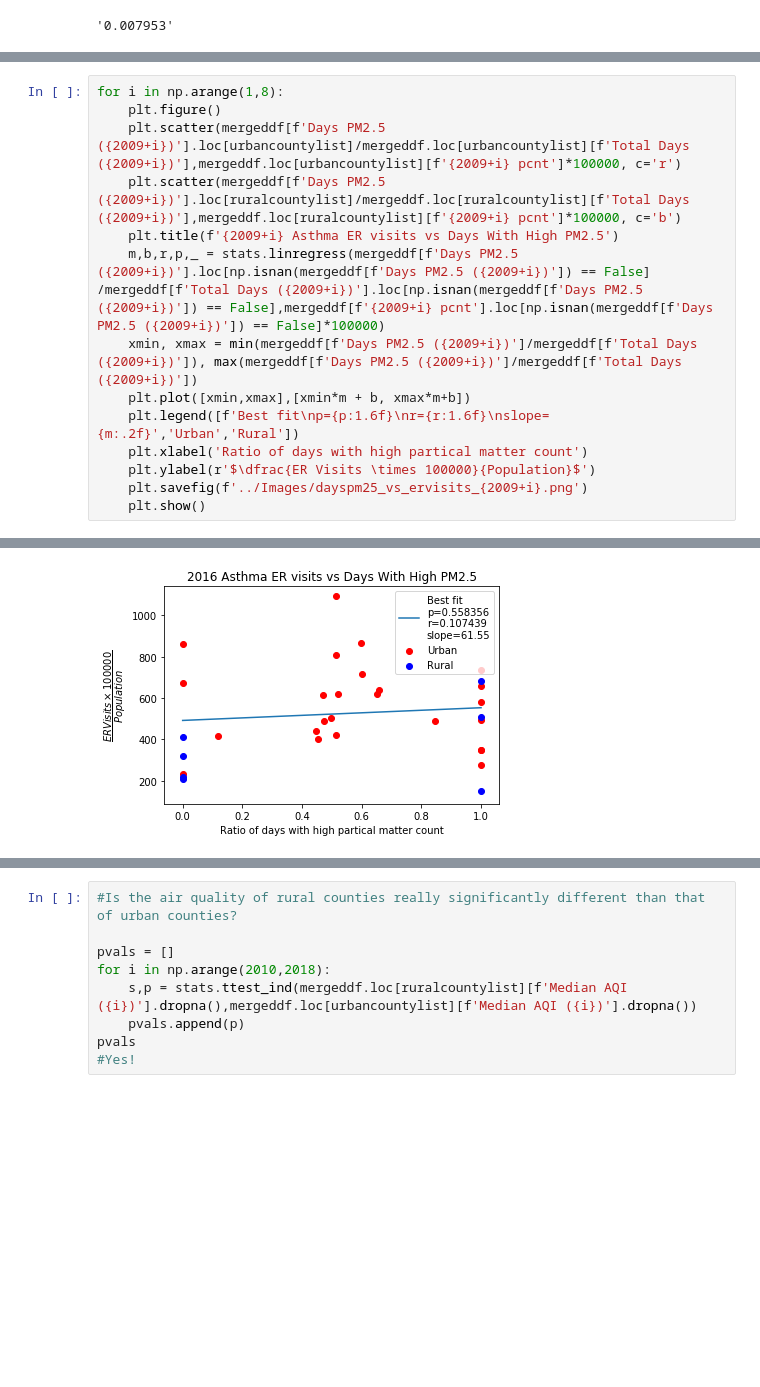
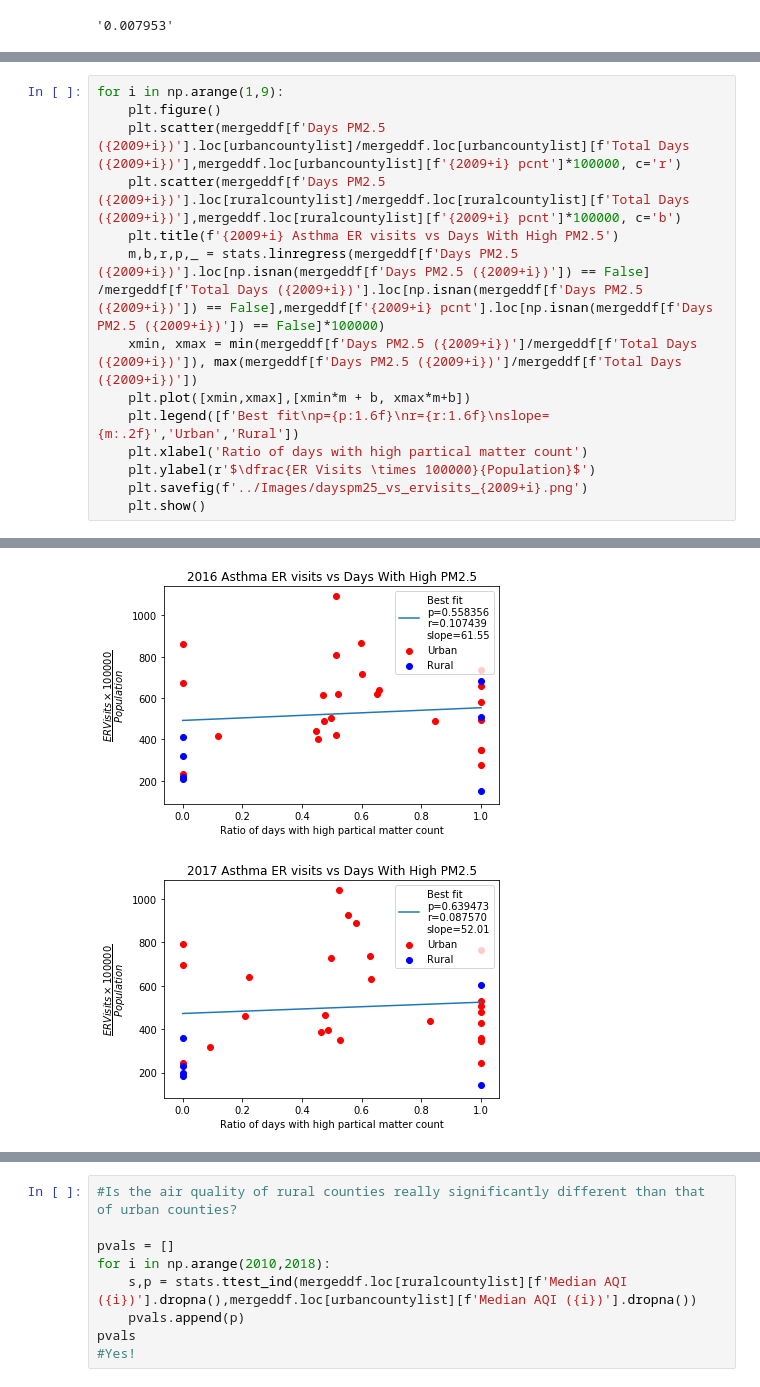
Before and after one commit to ghteds/healthproject, a Jupyter notebook: Code/jmplayingwithdata.ipynb, the cells around one changed output, grey strips where cells are left out. Drawn from its saved outputs; the diff is of its cells as text; blank space fills up the shorter version.

```diff
--- a/Code/jmplayingwithdata.ipynb
+++ b/Code/jmplayingwithdata.ipynb
@@ -258,23 +259,24 @@ for i in np.arange(1,8):
 # %%
-for i in np.arange(1,8):
+for i in np.arange(1,9):
     plt.figure()
     plt.scatter(mergeddf[f'Days PM2.5 ({2009+i})'].loc[urbancountylist]/mergeddf.loc[urbancountylist][f'Total Days ({2009+i})'],mergeddf.loc[urbancountylist][f'{2009+i} pcnt']*100000, c='r')
     plt.scatter(mergeddf[f'Days PM2.5 ({2009+i})'].loc[ruralcountylist]/mergeddf.loc[ruralcountylist][f'Total Days ({2009+i})'],mergeddf.loc[ruralcountylist][f'{2009+i} pcnt']*100000, c='b')
     plt.title(f'{2009+i} Asthma ER visits vs Days With High PM2.5')
     m,b,r,p,_ = stats.linregress(mergeddf[f'Days PM2.5 ({2009+i})'].loc[np.isnan(mergeddf[f'Days PM2.5 ({2009+i})']) == False] /mergeddf[f'Total Days ({2009+i})'].loc[np.isnan(mergeddf[f'Days PM2.5 ({2009+i})']) == False],mergeddf[f'{2009+i} pcnt'].loc[np.isnan(mergeddf[f'Days PM2.5 ({2009+i})']) == False]*100000)
     xmin, xmax = min(mergeddf[f'Days PM2.5 ({2009+i})']/mergeddf[f'Total Days ({2009+i})']), max(mergeddf[f'Days PM2.5 ({2009+i})']/mergeddf[f'Total Days ({2009+i})'])
     plt.plot([xmin,xmax],[xmin*m + b, xmax*m+b])
     plt.legend([f'Best fit\np={p:1.6f}\nr={r:1.6f}\nslope={m:.2f}','Urban','Rural'])
     plt.xlabel('Ratio of days with high partical matter count')
     plt.ylabel(r'$\dfrac{ER Visits \times 100000}{Population}$')
     plt.savefig(f'../Images/dayspm25_vs_ervisits_{2009+i}.png')
     plt.show()
 # %% [output]
 [figure]
 [figure]
 [figure]
 [figure]
 [figure]
 [figure]
 [figure]
+[figure, added]
 # %%
```
Also changed, not shown: parts of 5 cells of this notebook, 18 other files.
